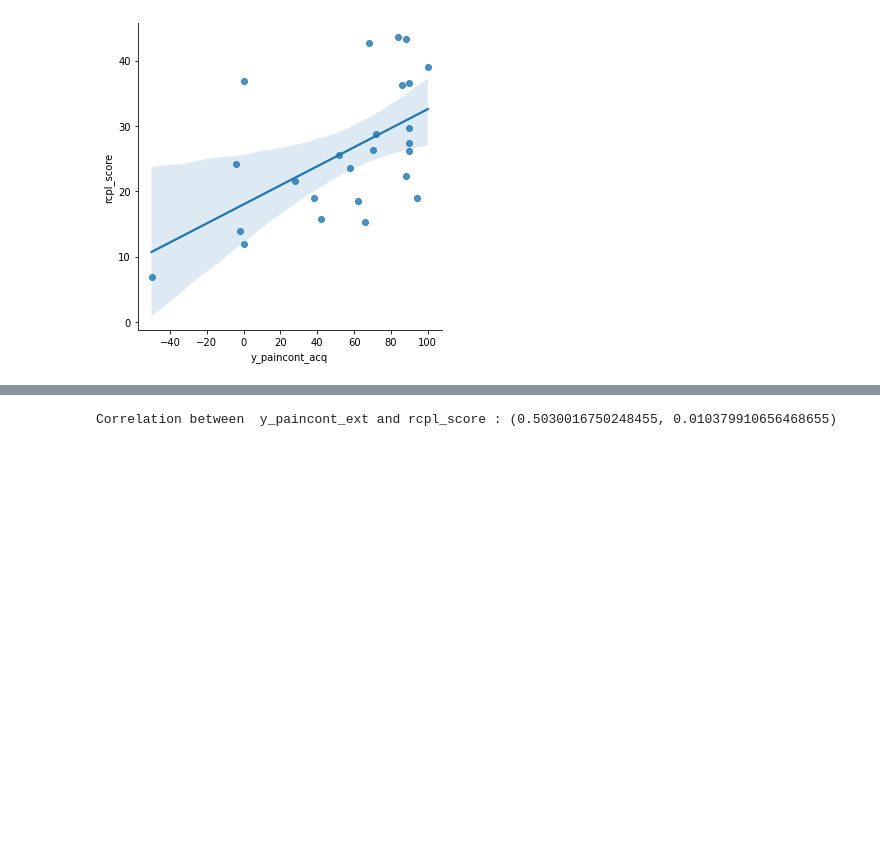
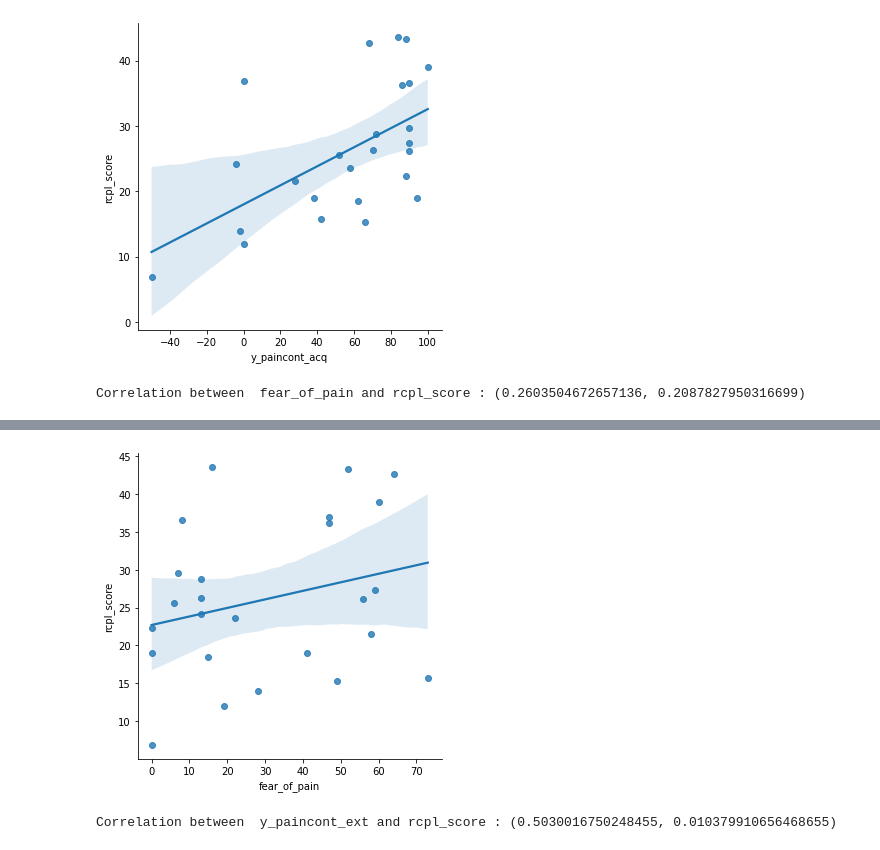
Before and after one commit to kincsesbalint/paintone_rsn, a Jupyter notebook: notebooks/confounderanalysis.ipynb, the cells around one changed output, grey strips where cells are left out. Saved outputs shown, nothing was run; the diff lists cells and outputs as text; code cells hidden in the pictures; blank space fills up the shorter version.

Commit message:
update confounder analysis notebook

```diff
--- a/notebooks/confounderanalysis.ipynb
+++ b/notebooks/confounderanalysis.ipynb
@@ -82,3 +82,19 @@ plot_graph(ret,
 Correlation between  y_paincont_acq and rcpl_score : (0.5653246385818235, 0.0032310018537304148)
 [drawing not drawn]
 [figure]
+# %%
+# fear of pain
+confoundervar='fear_of_pain'
+print('Correlation between ',confoundervar,'and',predval,':',pearsonr(datatbl[confoundervar],datatbl[predval]))
+sns.lmplot(x=confoundervar,y=predval,data=datatbl)
+ret=partial_confound_test(datatbl[obsvar].to_numpy(),
+                          datatbl[predval].to_numpy(),
+                          datatbl[confoundervar].to_numpy(), return_null_dist=True,
+                  random_state=42)
+
+plot_graph(ret,
+           y_name='Pain learning',
+           yhat_name='RCPL prediction',
+           c_name='Pain cont learning (acq)')
+# %% [output]
+Correlation between  fear_of_pain and rcpl_score : (0.2603504672657136, 0.2087827950316699)
@@ -85,3 +102,4 @@ Correlation between  y_paincont_acq and rcpl_score : (0.5653246385818235, 0.0032
+[figure, added]
 # %%
 # contingency learning after extinction
 confoundervar='y_paincont_ext'
```
Also changed, not shown: parts of 7 cells of this notebook, 6 other files.
